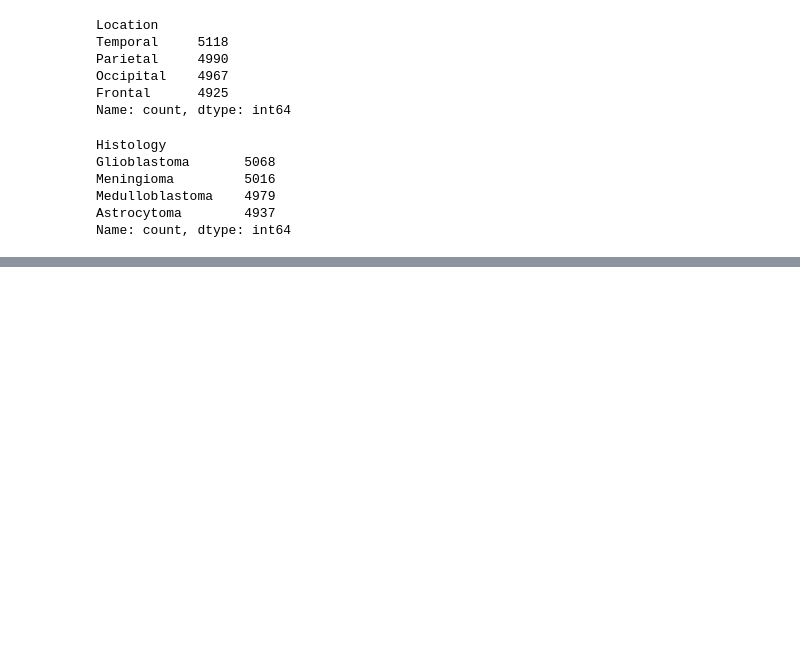
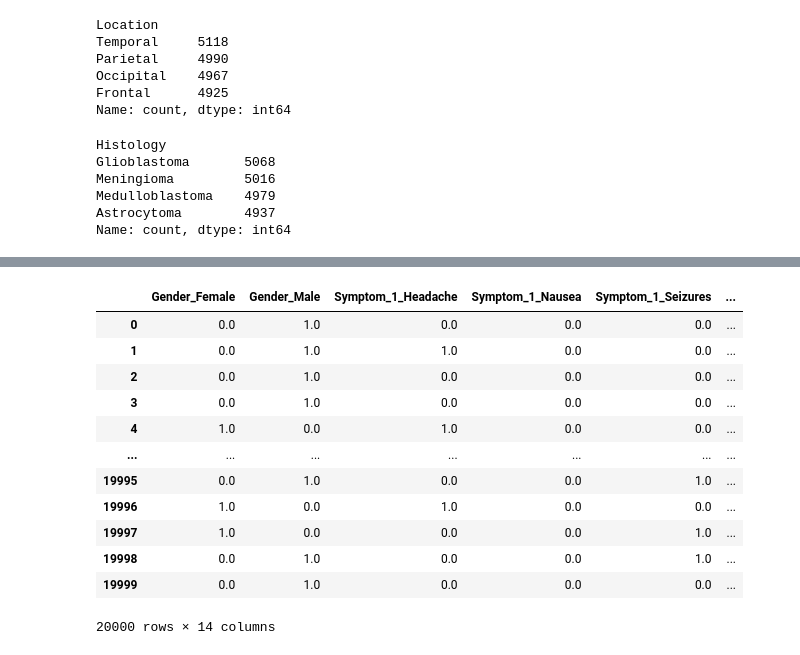
Before and after one commit to akxiit/Exploratory-Data-Analysis, a Jupyter notebook: brain-tumor/Main.ipynb, the cells around one changed output, grey strips where cells are left out. Saved outputs shown, nothing was run; the diff lists cells and outputs as text; code cells hidden in the pictures; blank space fills up the shorter version.

```diff
--- a/brain-tumor/Main.ipynb
+++ b/brain-tumor/Main.ipynb
@@ -86,0 +149,2 @@ Name: count, dtype: int64
+# %%
+en2.fit_transform(df[['Gender','Symptom_1','Symptom_2','Symptom_3']])
@@ -86,0 +175,16 @@ Name: count, dtype: int64
+# %%
+pd.DataFrame(en2.fit_transform(df[['Gender','Symptom_1','Symptom_2','Symptom_3']]), columns=en2.get_feature_names_out(['Gender','Symptom_1','Symptom_2','Symptom_3']))
+# %% [output]
+|  | Gender_Female | Gender_Male | Symptom_1_Headache | Symptom_1_Nausea | Symptom_1_Seizures | ... |
+| 0 | 0.0 | 1.0 | 0.0 | 0.0 | 0.0 | ... |
+| 1 | 0.0 | 1.0 | 1.0 | 0.0 | 0.0 | ... |
+| 2 | 0.0 | 1.0 | 0.0 | 0.0 | 0.0 | ... |
+| 3 | 0.0 | 1.0 | 0.0 | 0.0 | 0.0 | ... |
+| 4 | 1.0 | 0.0 | 1.0 | 0.0 | 0.0 | ... |
+| ... | ... | ... | ... | ... | ... | ... |
+| 19995 | 0.0 | 1.0 | 0.0 | 0.0 | 1.0 | ... |
+| 19996 | 1.0 | 0.0 | 1.0 | 0.0 | 0.0 | ... |
+| 19997 | 1.0 | 0.0 | 0.0 | 0.0 | 1.0 | ... |
+| 19998 | 0.0 | 1.0 | 0.0 | 0.0 | 1.0 | ... |
+| 19999 | 0.0 | 1.0 | 0.0 | 0.0 | 0.0 | ... |
+20000 rows × 14 columns
```
Also changed, not shown: parts of 10 cells of this notebook.
